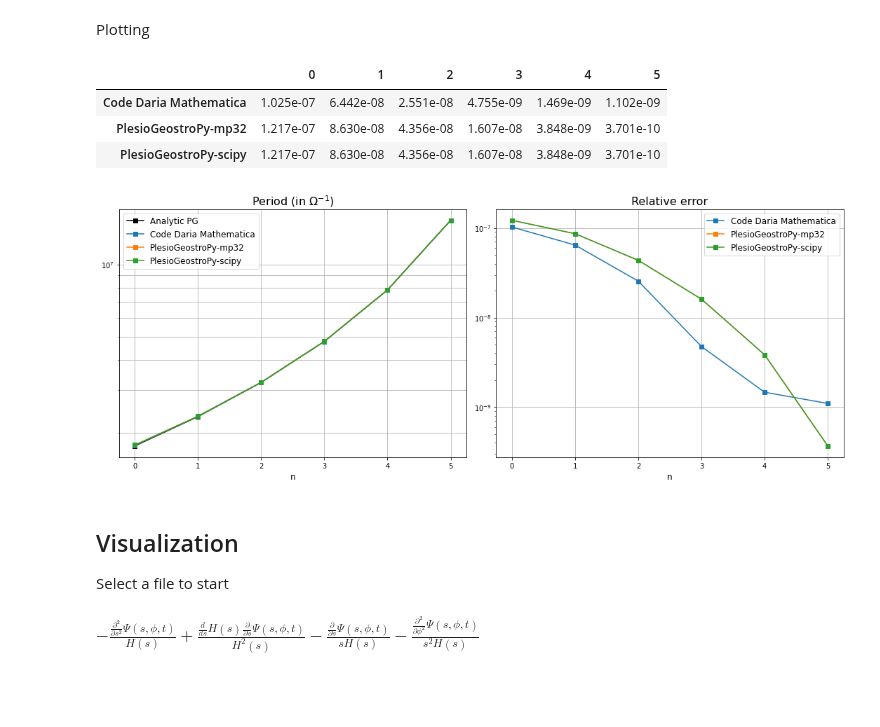
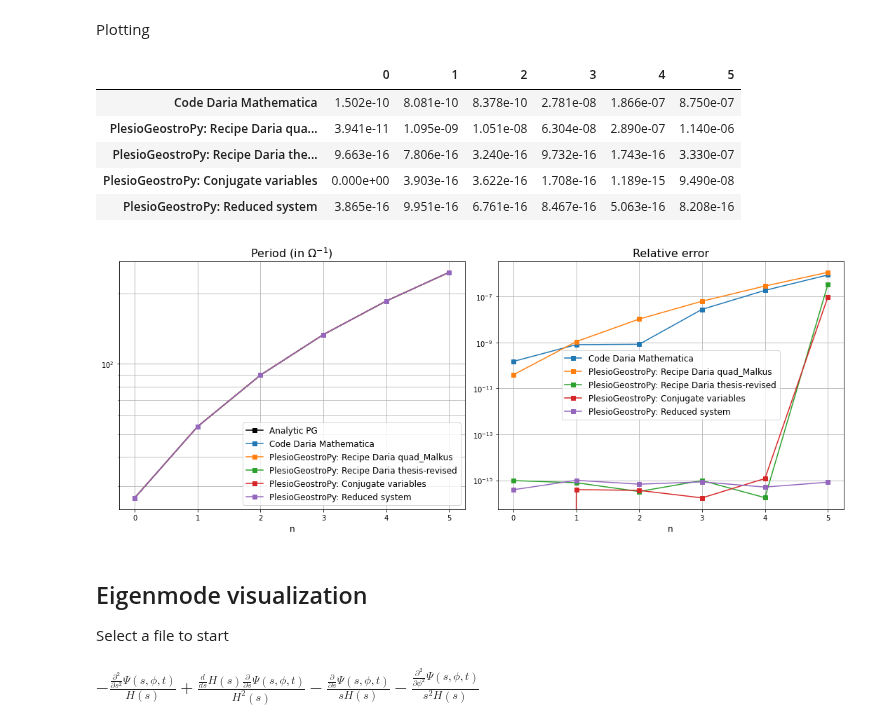
Before and after one commit to GentleMin/PlesioGeostroPy, a Jupyter notebook: EigenPost.ipynb, the cells around one changed output. Drawn from its saved outputs; the diff is of its cells as text; code cells hidden in the pictures; blank space fills up the shorter version.

Commit message:
Eigenvalue problem for reduced system and conjugate variables; results generated and compared

```diff
--- a/EigenPost.ipynb
+++ b/EigenPost.ipynb
@@ -19,18 +39,29 @@ Read in eigenvalue solutions
 # %%
 solution_file_list = [
     "./out/solutions/Malkus/Eigen_recipe-Daria_mm.hdf5",
-    "./out/solutions/Malkus/Eigen_recipe-Daria.h5",
-    "./out/solutions/Malkus/Eigen_recipe-Daria_scipy.h5",
-    "./out/cases/Malkus/Eigen.h5"
+    # "./out/solutions/Malkus/Eigen_recipe-Daria.h5",
+    # "./out/solutions/Malkus/Eigen_recipe-Daria_scipy.h5",
+    # "./out/cases/Malkus/MM_recipe/Eigen.h5",
+    "./out/cases/Malkus/MM_quad_Malkus/Eigen.h5",
+    "./out/cases/Malkus/Full_recipe_Daria_thesis/Eigen.h5",
+    "./out/cases/Malkus/Conjugate_recipe/Eigen.h5",
+    "./out/cases/Malkus/Reduced_sys/Eigen.h5"
 ]
 src_names = [
     "Code Daria Mathematica",
-    "PlesioGeostroPy-mp32",
-    "PlesioGeostroPy-scipy",
-    "PlesioGeostroPy-module"
+    # "PlesioGeostroPy-mp32",
+    # "PlesioGeostroPy-scipy",
+    # "PlesioGeostroPy-PG-Daria",
+    "PlesioGeostroPy: Recipe Daria quad_Malkus",
+    "PlesioGeostroPy: Recipe Daria thesis-revised",
+    "PlesioGeostroPy: Conjugate variables",
+    "PlesioGeostroPy: Reduced system"
 ]
 
 solution_list = list()
 for idx, fname in enumerate(solution_file_list):
     with h5py.File(fname, 'r') as f:
         solution_list.append(f["eigval"][()])
+
+if "Mathematica" in src_names[0].split():
+    solution_list[0] = 1j*solution_list[0]
@@ -49,7 +76,7 @@ for idx, srcname in enumerate(src_names):
     eigidx_east = np.arange(eig_val_tmp.size)[np.imag(eig_val_tmp) < -1e-3]
     eigidx_west = np.arange(eig_val_tmp.size)[np.imag(eig_val_tmp) > +1e-3]
     df_east[srcname] = eig_val_tmp[eigidx_east]
-    df_west[srcname] = eig_val_tmp[eigidx_west]
+    df_west[srcname] = np.flip(eig_val_tmp[eigidx_west])
 # %% [markdown]
 Load analytical
 # %%
@@ -90,9 +119,10 @@ df_west.transpose().style.format(formatter=lambda x: "{0.real:.2e},{0.imag:.6e}j
 # %% [markdown]
 Plotting
 # %%
-df_compare = df_west
+df_compare = df_east
 compare_ref = "Analytic PG"
-save_name = "./out/imgs/err_comparison_west__PG"
+save_name = "./out/imgs/err_comparison_east_new_recipes"
+# save_name = None
 override = True
 
 df_compare_err = pd.DataFrame()
@@ -100,40 +130,43 @@ for idx, srcname in enumerate(src_names):
     df_compare_err[srcname] = np.abs(df_compare[compare_ref] - df_compare[srcname])/np.abs(df_east[compare_ref])
 display(df_compare_err.transpose().style.format(formatter=lambda x: "{:.3e}".format(x)))
 
 fig, axes = plt.subplots(nrows=1, ncols=2, figsize=(15, 6))
 
 ax = axes[0]
 ax.semilogy(np.arange(6), 2*np.pi*1e+4/np.abs(np.imag(df_compare[compare_ref])), 'ks-', label=compare_ref)
 for idx, srcname in enumerate(src_names):
     ax.semilogy(np.arange(6), 2*np.pi*1e+4/np.abs(np.imag(df_compare[srcname])), 's-', label=srcname)
 ax.grid(which="both")
 ax.legend(fontsize=12)
 ax.set_xlabel("n", fontsize=12)
 ax.set_title("Period (in $\Omega^{-1}$)", fontsize=16)
 
 ax = axes[1]
 for idx, srcname in enumerate(src_names):
     ax.semilogy(np.arange(6), df_compare_err[srcname], 's-', label=srcname)
 ax.grid(which="major")
 ax.legend(fontsize=12)
 ax.set_xlabel("n", fontsize=12)
 ax.set_title("Relative error", fontsize=16)
 
 plt.tight_layout()
 if save_name is not None:
     if os.path.exists(save_name + '.pdf') and not override:
         print("File exists... aborting...")
     else:
-        plt.savefig(save_name + '.pdf', format="pdf", dpi=150, bbox_inches="tight")
+        plt.savefig(save_name + '.pdf', format="pdf", bbox_inches="tight")
+        plt.savefig(save_name + '.png', format="png", dpi=150, bbox_inches="tight")
 plt.show()
 # %% [output]
 |  | 0 | 1 | 2 | 3 | 4 | 5 |
-| Code Daria Mathematica | 1.025e-07 | 6.442e-08 | 2.551e-08 | 4.755e-09 | 1.469e-09 | 1.102e-09 |
-| PlesioGeostroPy-mp32 | 1.217e-07 | 8.630e-08 | 4.356e-08 | 1.607e-08 | 3.848e-09 | 3.701e-10 |
-| PlesioGeostroPy-scipy | 1.217e-07 | 8.630e-08 | 4.356e-08 | 1.607e-08 | 3.848e-09 | 3.701e-10 |
+| Code Daria Mathematica | 1.502e-10 | 8.081e-10 | 8.378e-10 | 2.781e-08 | 1.866e-07 | 8.750e-07 |
+| PlesioGeostroPy: Recipe Daria qua... | 3.941e-11 | 1.095e-09 | 1.051e-08 | 6.304e-08 | 2.890e-07 | 1.140e-06 |
+| PlesioGeostroPy: Recipe Daria the... | 9.663e-16 | 7.806e-16 | 3.240e-16 | 9.732e-16 | 1.743e-16 | 3.330e-07 |
+| PlesioGeostroPy: Conjugate variables | 0.000e+00 | 3.903e-16 | 3.622e-16 | 1.708e-16 | 1.189e-15 | 9.490e-08 |
+| PlesioGeostroPy: Reduced system | 3.865e-16 | 9.951e-16 | 6.761e-16 | 8.467e-16 | 5.063e-16 | 8.208e-16 |
-[figure, old version]
+[figure, new version]
 # %% [markdown]
-## Visualization
+## Eigenmode visualization
 
 Select a file to start
 # %%
```
Also changed, not shown: parts of 8 cells of this notebook, 1 other file.
